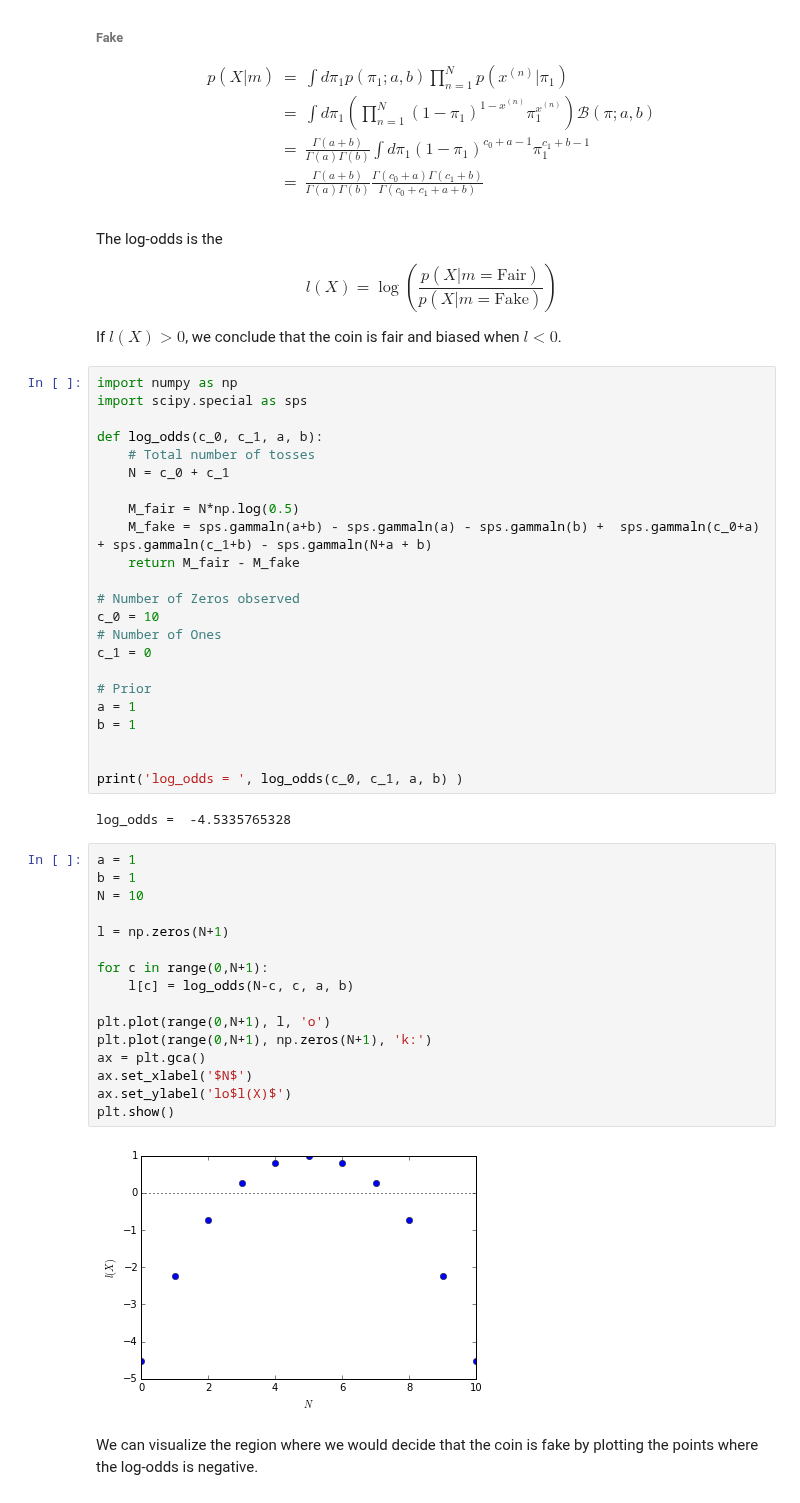
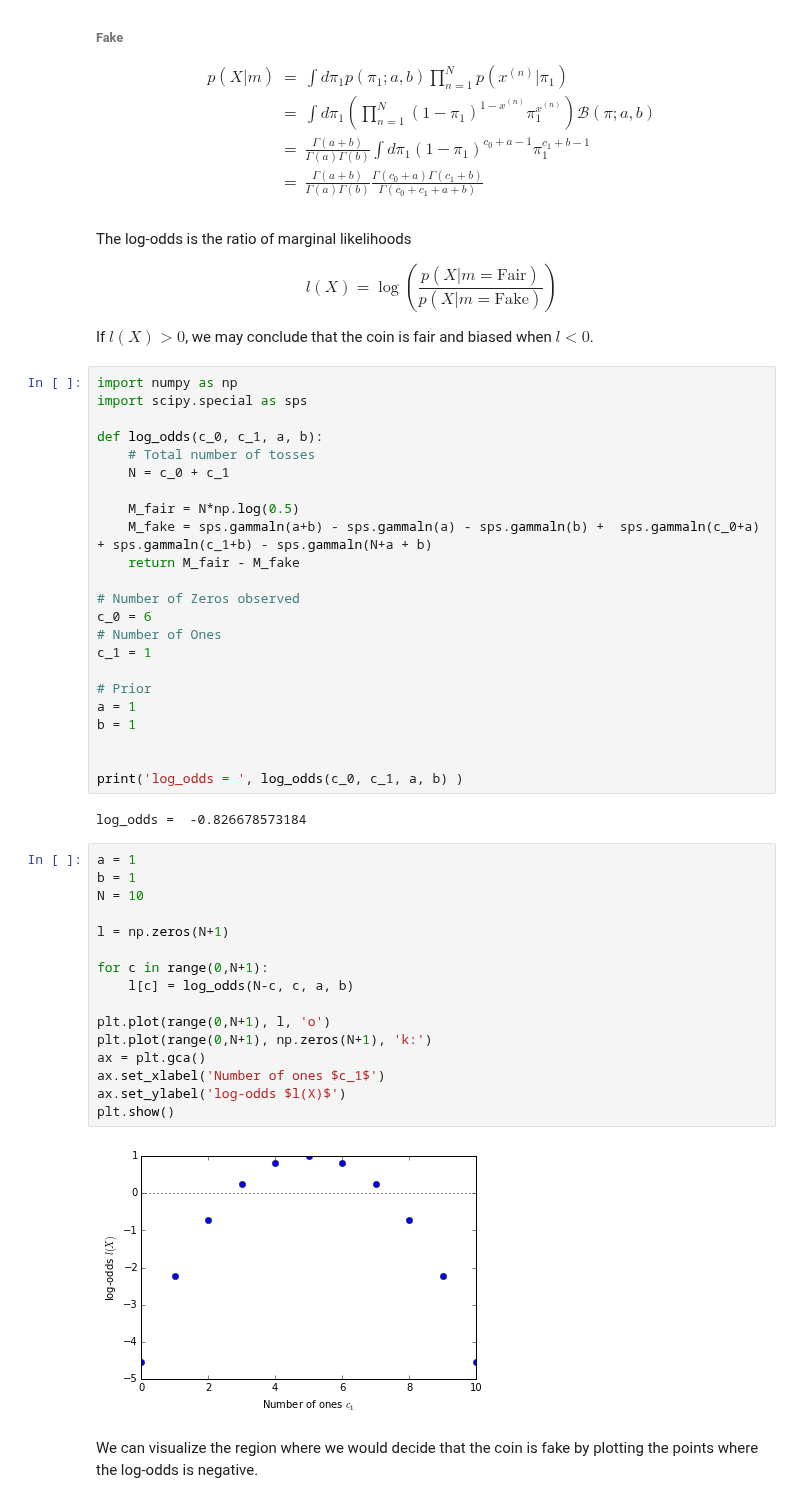
Before and after one commit to atcemgil/notes, a Jupyter notebook: ModelingExamples.ipynb, the cells around one changed output. Cells and saved outputs as stored; diff of their text form.

```diff
--- a/ModelingExamples.ipynb
+++ b/ModelingExamples.ipynb
@@ -288,13 +252,13 @@ p(X| m) & = & \int d\pi_1 p(\pi_1; a, b) \prod_{n=1}^{N} p(x^{(n)}| \pi_1)  \\
 & = & \frac{\Gamma(a + b)}{\Gamma(a)\Gamma(b)} \frac{\Gamma(c_0+a)\Gamma(c_1+b)}{\Gamma(c_0 + c_1 +a + b)}
 \end{eqnarray}
 # %% [markdown]
-The log-odds is the
+The log-odds is the ratio of marginal likelihoods
 
 $$
 l(X) = \log\left( \frac{p(X|m = \text{Fair})}{p(X|m = \text{Fake})} \right)
 $$
 
-If $l(X)>0$, we conclude that the coin is fair and biased when $l<0$.
+If $l(X)>0$, we may conclude that the coin is fair and biased when $l<0$.
 # %%
 import numpy as np
 import scipy.special as sps
@@ -308,9 +272,9 @@ def log_odds(c_0, c_1, a, b):
     return M_fair - M_fake
 
 # Number of Zeros observed
-c_0 = 10
+c_0 = 6
 # Number of Ones
-c_1 = 0
+c_1 = 1
 
 # Prior
 a = 1
@@ -319,25 +283,25 @@ b = 1
 
 print('log_odds = ', log_odds(c_0, c_1, a, b) )
 # %% [output]
-log_odds =  -4.5335765328
+log_odds =  -0.826678573184
 # %%
 a = 1
 b = 1
 N = 10
 
 l = np.zeros(N+1)
 
 for c in range(0,N+1):
     l[c] = log_odds(N-c, c, a, b)
 
 plt.plot(range(0,N+1), l, 'o')
 plt.plot(range(0,N+1), np.zeros(N+1), 'k:')
 ax = plt.gca()
-ax.set_xlabel('$N$')
-ax.set_ylabel('lo$l(X)$')
+ax.set_xlabel('Number of ones $c_1$')
+ax.set_ylabel('log-odds $l(X)$')
 plt.show()
 # %% [output]
-[figure, old version]
+[figure, new version]
 # %% [markdown]
 We can visualize the region where we would decide that the coin is fake by plotting the points where the log-odds is negative.
 # %%
```
Also changed, not shown: parts of 10 cells of this notebook, 1 other file.
